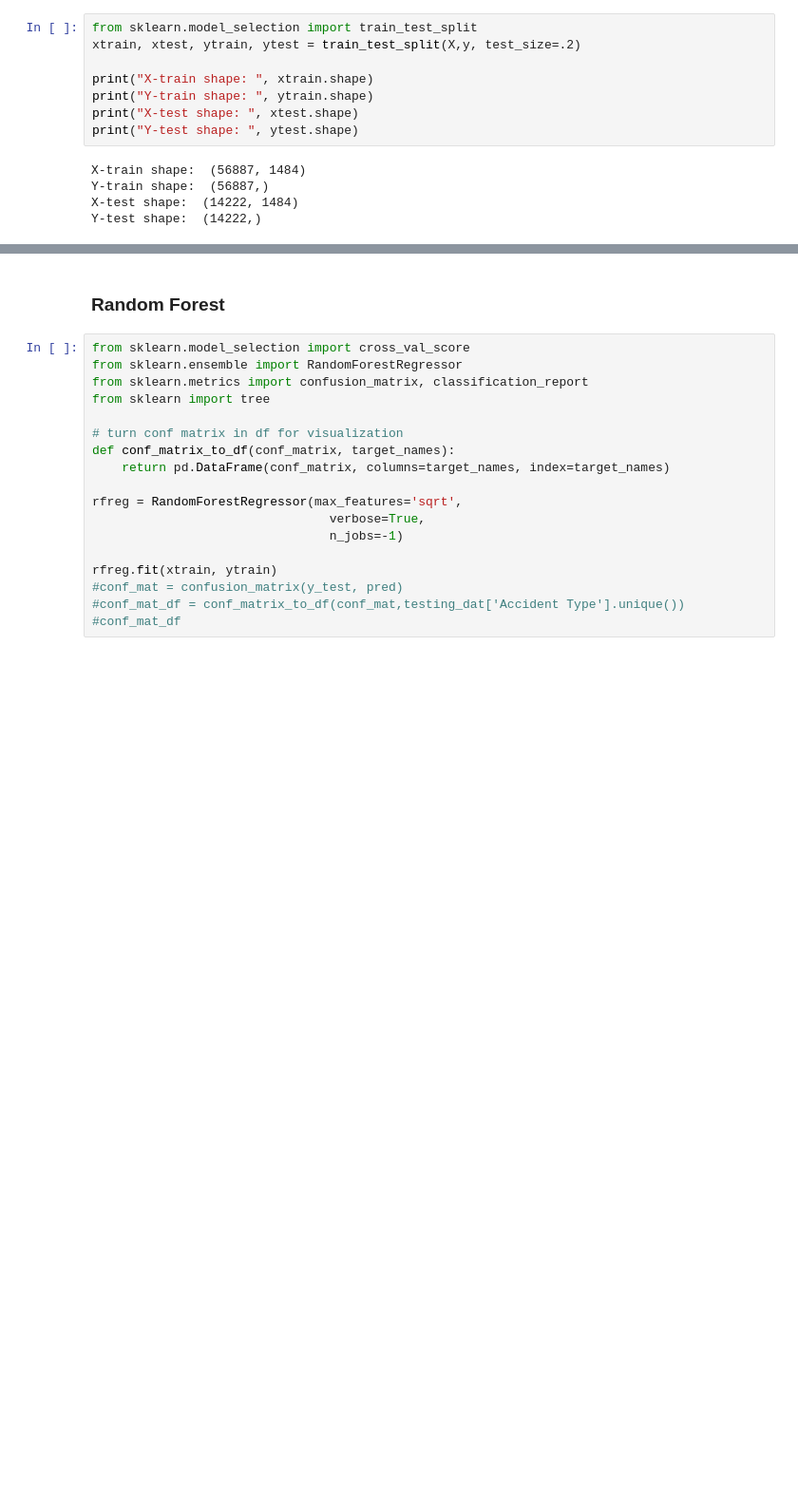
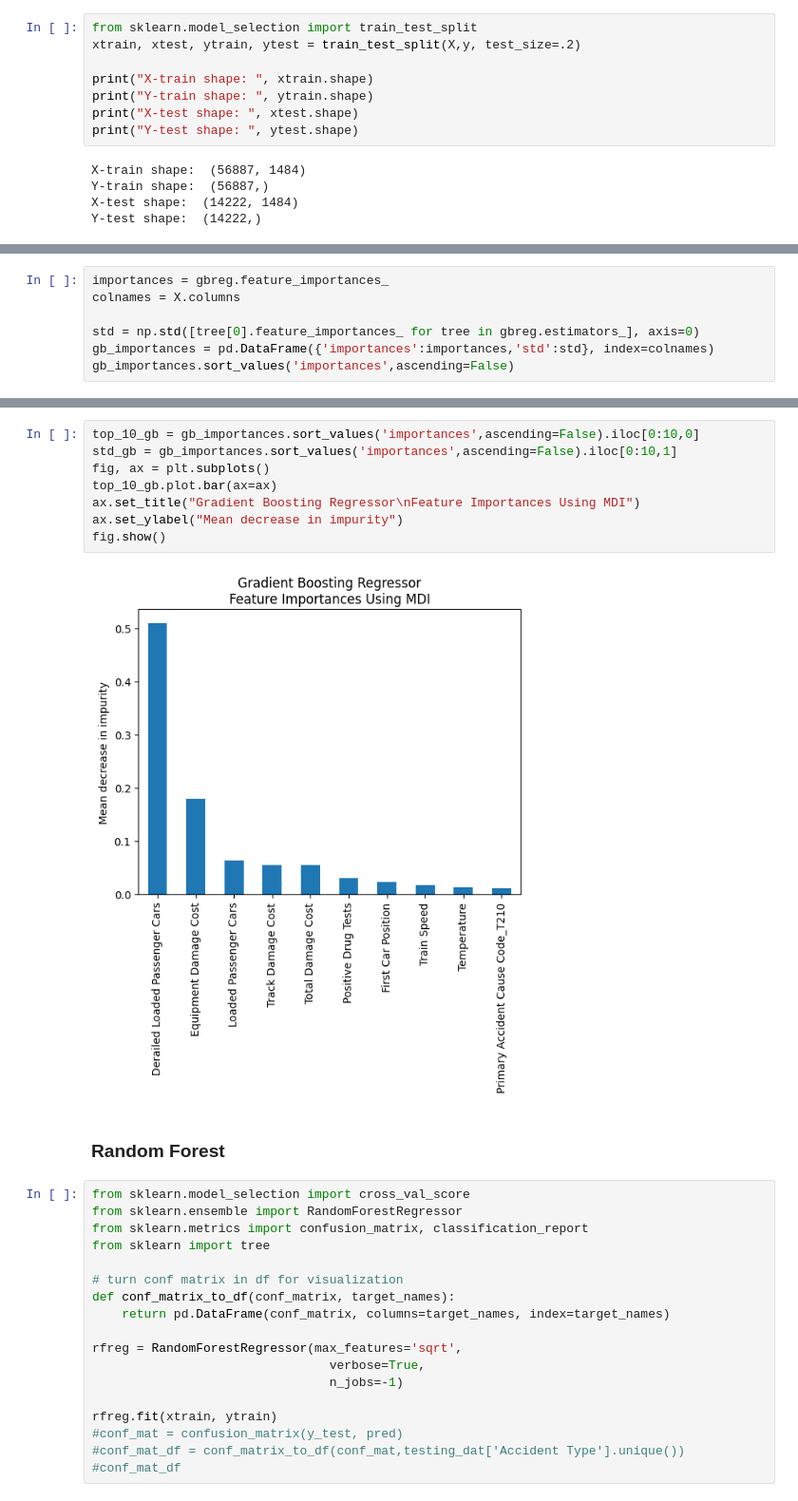
Before and after one commit to ndahlinuvm/Train-Derailment-287Project, a Jupyter notebook: modeling_injuries.ipynb, the cells around one changed output, grey strips where cells are left out. Shown at 95% size. Drawn from its saved outputs; the diff is of its cells as text; blank space fills up the shorter version.

```diff
--- a/modeling_injuries.ipynb
+++ b/modeling_injuries.ipynb
@@ -388,0 +422,7 @@ Y-test shape:  (14222,)
+# %%
+importances = gbreg.feature_importances_
+colnames = X.columns
+
+std = np.std([tree[0].feature_importances_ for tree in gbreg.estimators_], axis=0)
+gb_importances = pd.DataFrame({'importances':importances,'std':std}, index=colnames)
+gb_importances.sort_values('importances',ascending=False)
@@ -389,3 +443,13 @@ Y-test shape:  (14222,)
+# %%
+top_10_gb = gb_importances.sort_values('importances',ascending=False).iloc[0:10,0]
+std_gb = gb_importances.sort_values('importances',ascending=False).iloc[0:10,1]
+fig, ax = plt.subplots()
+top_10_gb.plot.bar(ax=ax)
+ax.set_title("Gradient Boosting Regressor\nFeature Importances Using MDI")
+ax.set_ylabel("Mean decrease in impurity")
+fig.show()
+# %% [output]
+[figure, added]
 # %% [markdown]
 ### Random Forest
 # %%
```
Also changed, not shown: parts of 13 cells of this notebook, 1 other file.
